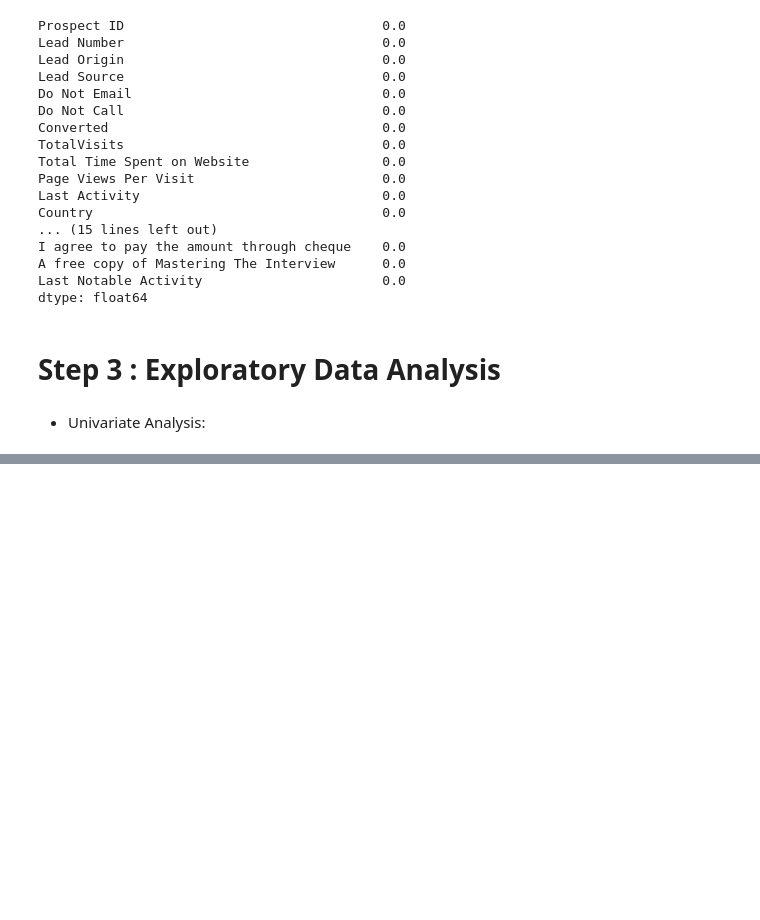
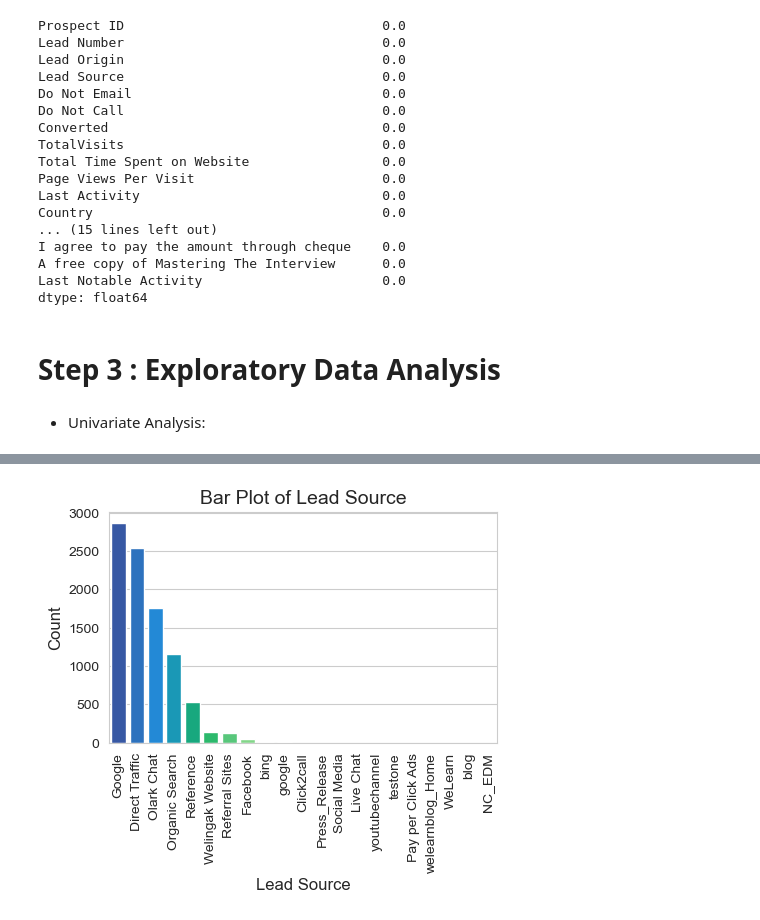
Before and after one commit to kunalworldwide/Lead-Scoring-Case-study, a Jupyter notebook: Lead-scoring-assignments.ipynb, the cells around one changed output, grey strips where cells are left out. Cells and saved outputs as stored; diff of their text form; code cells hidden in the pictures; blank space fills up the shorter version.

```diff
--- a/Lead-scoring-assignments.ipynb
+++ b/Lead-scoring-assignments.ipynb
@@ -277,0 +349,15 @@ dtype: float64
+# %%
+plt.figure(figsize=(5, 3))
+sns.set_style("whitegrid")
+
+# Reorder the categories based on count
+order = df['Lead Source'].value_counts().index
+
+sns.countplot(x='Lead Source', data=df, order=order, palette='terrain')
+plt.xlabel('Lead Source', fontsize=12)
+plt.ylabel('Count', fontsize=12)
+plt.title('Bar Plot of Lead Source', fontsize=14)
+plt.xticks(rotation=90)
+plt.show()
+# %% [output]
+[figure, added]
```
Also changed, not shown: parts of 18 cells of this notebook.
